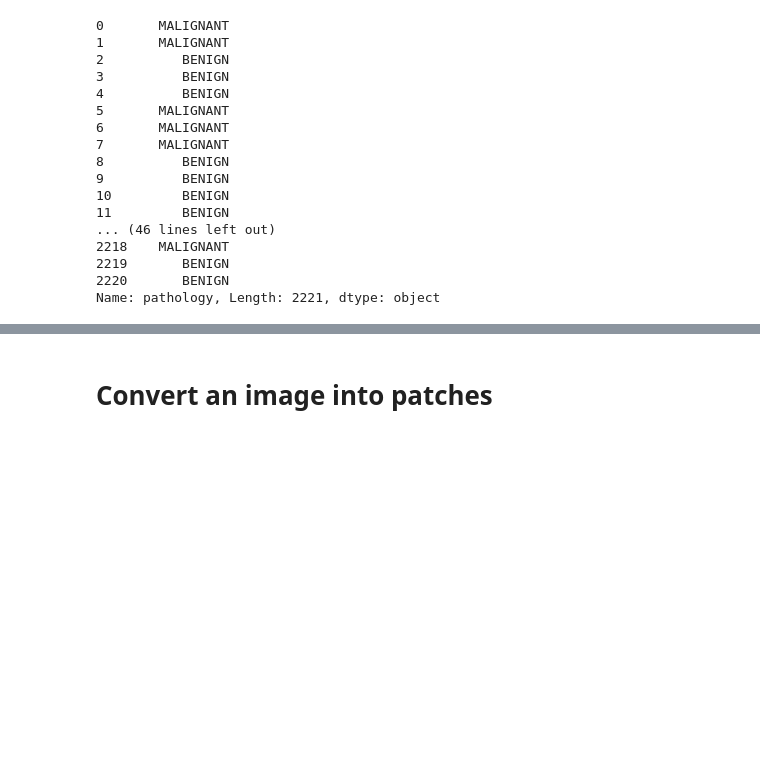
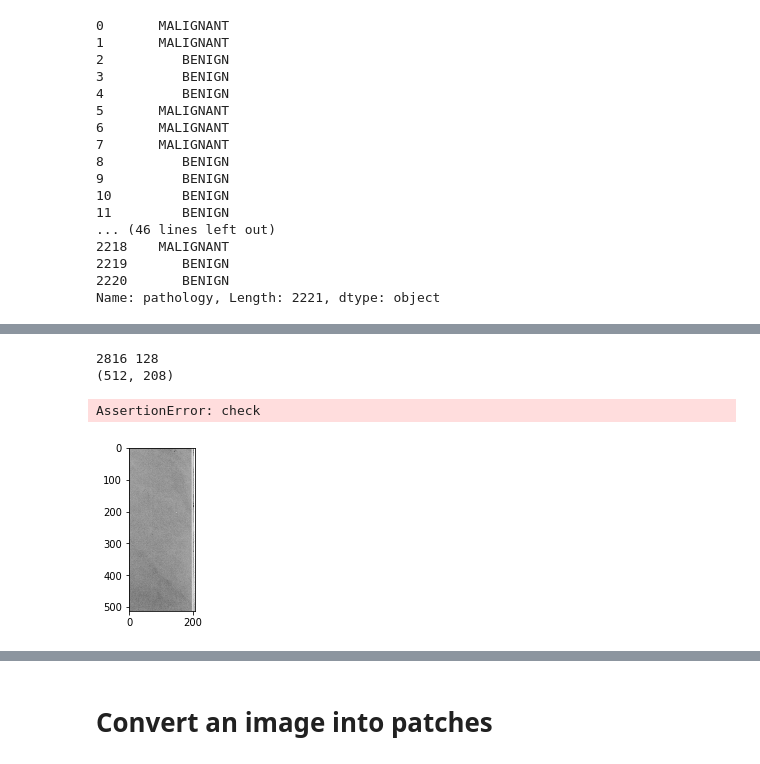
Before and after one commit to erh94/DetectionofBreastCancerUsingDL, a Jupyter notebook: MIL/preprocess-Copy1.ipynb, the cells around one changed output, grey strips where cells are left out. Drawn from its saved outputs; the diff is of its cells as text; code cells hidden in the pictures; blank space fills up the shorter version.

```diff
--- a/MIL/preprocess-Copy1.ipynb
+++ b/MIL/preprocess-Copy1.ipynb
@@ -191,0 +384,12 @@ NameError: name 'fig' is not defined
+# %%
+plt.rcParams['figure.figsize']=[3,3]
+for each in patcheslide:
+    print(each[0],each[1])
+    print(each[2].shape)
+    plt.imshow(each[2],cmap='gray')
+    assert False, 'check'
+# %% [output]
+2816 128
+(512, 208)
+AssertionError: check
+[figure, added]
```
Also changed, not shown: parts of 31 cells of this notebook, 11 other files.
